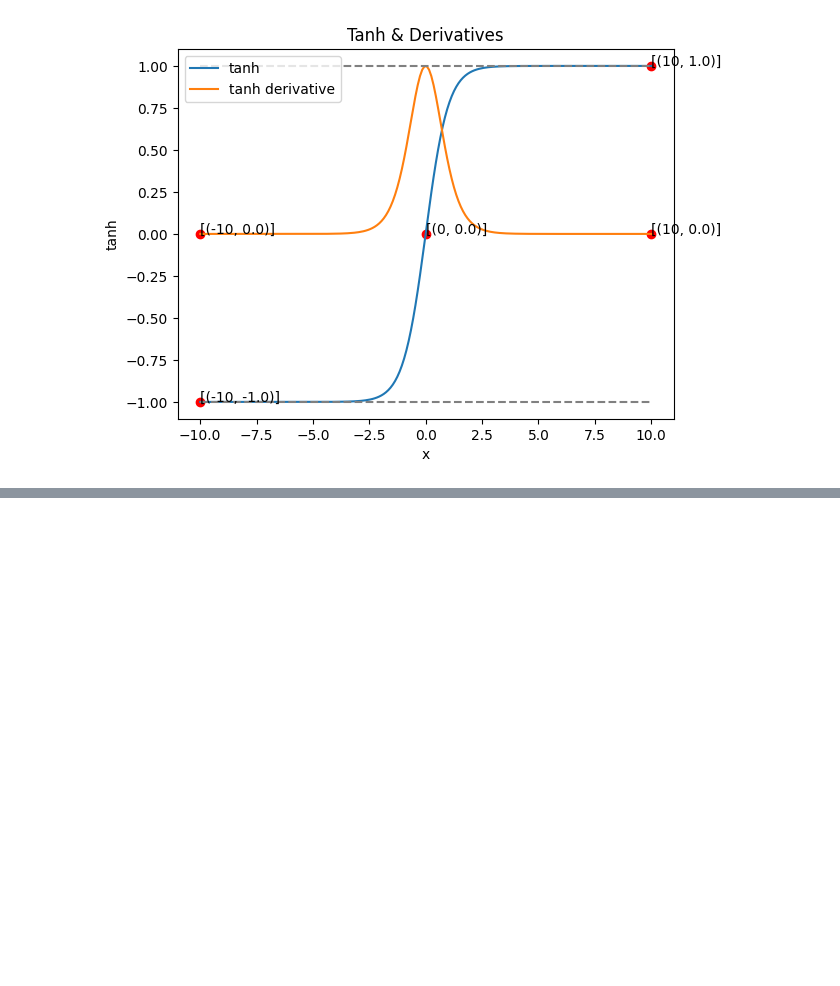
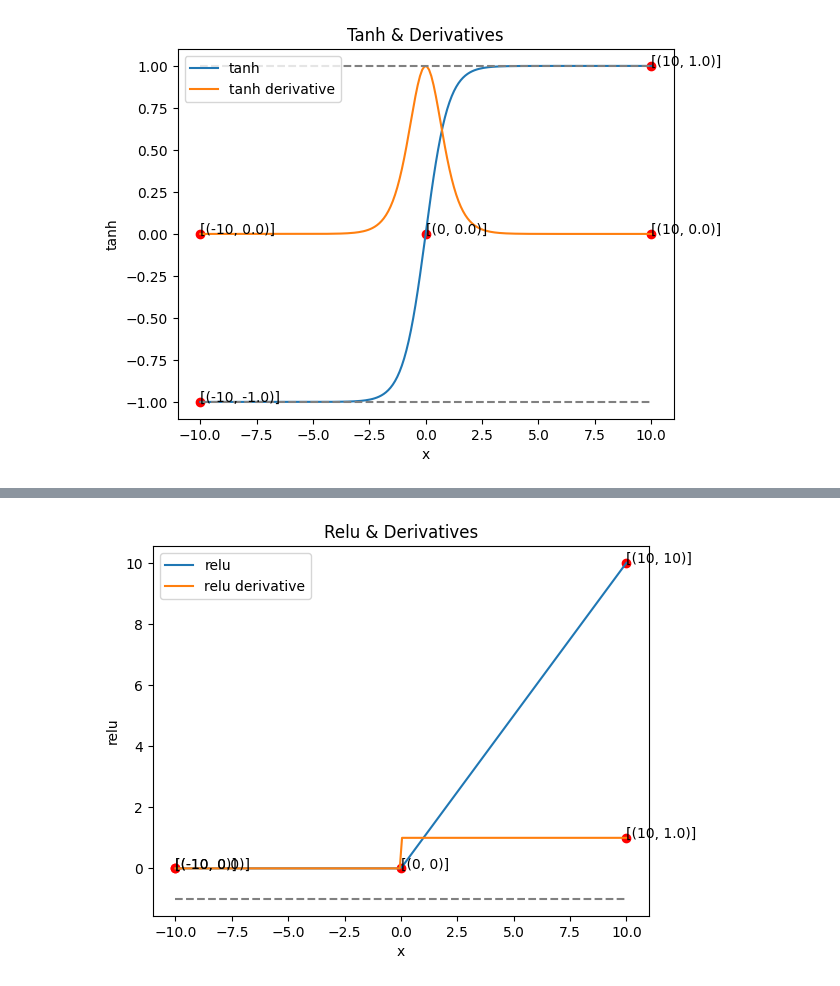
Before and after one commit to smsm8898/scratch, a Jupyter notebook: notebooks/activations.ipynb, the cells around one changed output, grey strips where cells are left out. Drawn from its saved outputs; the diff is of its cells as text; code cells hidden in the pictures; blank space fills up the shorter version.

```diff
--- a/notebooks/activations.ipynb
+++ b/notebooks/activations.ipynb
@@ -110,0 +143,36 @@ plt.show()
+# %%
+from src.activations import relu
+
+xmin = -10
+xmax = 10
+
+x = np.linspace(xmin, xmax, num=200)
+y = relu.func(x)
+y_grad = relu.derivative(x)
+
+points = [
+    [0, np.round(relu.func(0), 2)],
+    [xmin, np.round(relu.func(xmin), 2)],
+    [xmax, np.round(relu.func(xmax), 2)],
+    [-10, np.round(relu.derivative(-10), 2)],
+    [10, np.round(relu.derivative(10), 2)],
+]
+
+plt.plot(x, y, label=relu.name)
+plt.plot(x, y_grad, label=f"{relu.name} derivative")
+plt.hlines(y=tanh.ymin, xmin=xmin, xmax=xmax, colors="gray", linestyles="--")
+# plt.hlines(y=tanh.ymax, xmin=xmin, xmax=xmax, colors="gray", linestyles="--")
+
+for point in points:
+    x, y = point[0], point[1]
+    plt.scatter(x=x, y=y, color="red")
+    plt.text(x=x, y=y, s=f"[{x, y.item()}]")
+
+plt.title(f"{relu.name.capitalize()} & Derivatives")
+plt.xlabel("x")
+plt.ylabel(relu.name)
+plt.legend()
+plt.show()
+plt.close()
+# %% [output]
+[figure, added]
```
Also changed, not shown: parts of 11 cells of this notebook.
